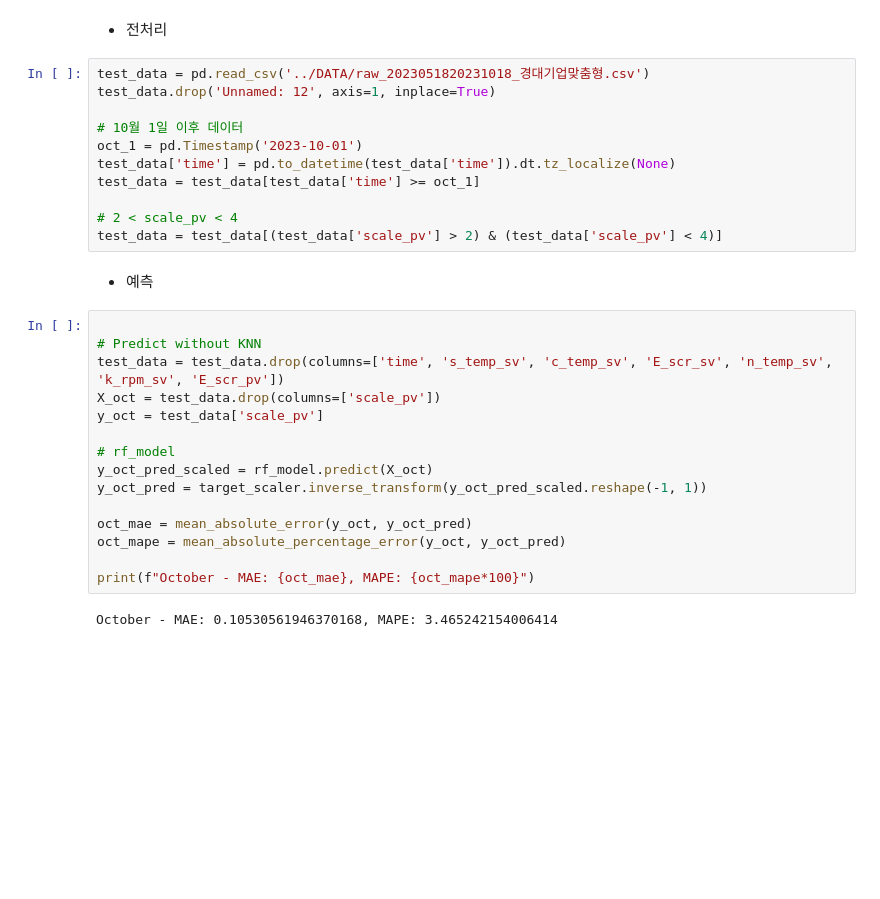
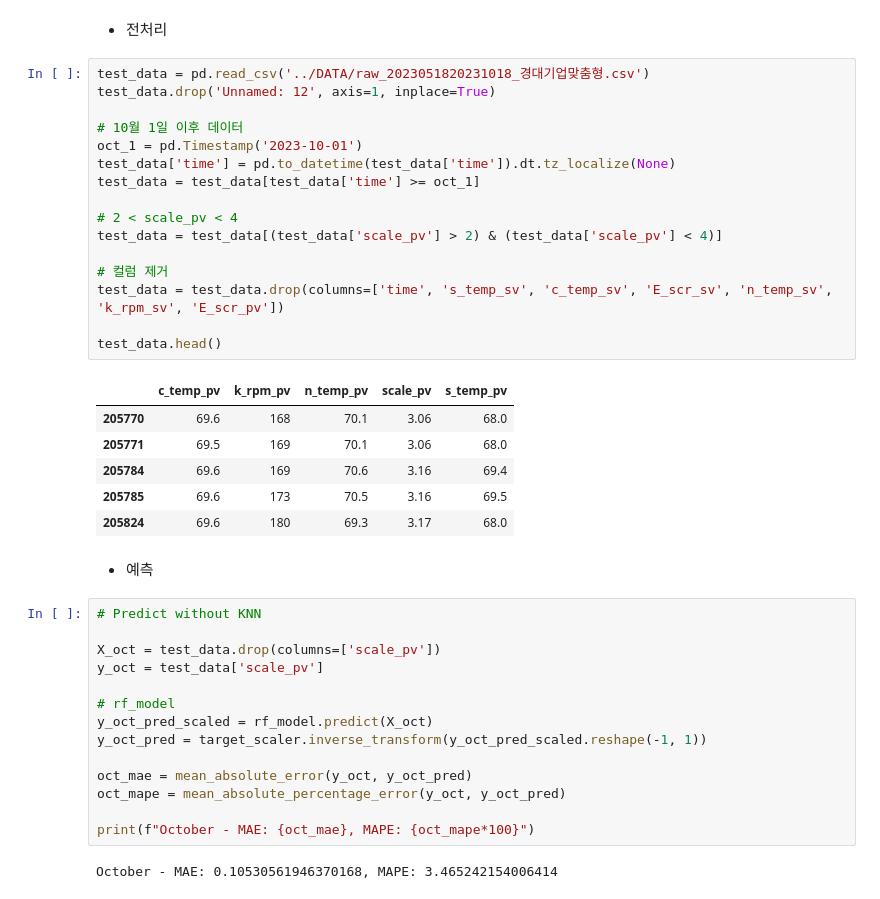
Before and after one commit to juugii-ho/Project_CompterMate, a Jupyter notebook: Modeling/JJW/Second_data/N02_SMin_model.ipynb, the cells around one changed output. Drawn from its saved outputs; the diff is of its cells as text; blank space fills up the shorter version.

```diff
--- a/Modeling/JJW/Second_data/N02_SMin_model.ipynb
+++ b/Modeling/JJW/Second_data/N02_SMin_model.ipynb
@@ -173,20 +173,31 @@ LightGBM - Test MAE: 0.0005059680618125167, Test MAPE: 0.016052509584770225
 # %%
 test_data = pd.read_csv('../DATA/raw_2023051820231018_경대기업맞춤형.csv')
 test_data.drop('Unnamed: 12', axis=1, inplace=True)
 
 # 10월 1일 이후 데이터
 oct_1 = pd.Timestamp('2023-10-01')
 test_data['time'] = pd.to_datetime(test_data['time']).dt.tz_localize(None)
 test_data = test_data[test_data['time'] >= oct_1]
 
 # 2 < scale_pv < 4
 test_data = test_data[(test_data['scale_pv'] > 2) & (test_data['scale_pv'] < 4)]
+
+# 컬럼 제거
+test_data = test_data.drop(columns=['time', 's_temp_sv', 'c_temp_sv', 'E_scr_sv', 'n_temp_sv', 'k_rpm_sv', 'E_scr_pv'])
+
+test_data.head()
+# %% [output]
+|  | c_temp_pv | k_rpm_pv | n_temp_pv | scale_pv | s_temp_pv |
+| 205770 | 69.6 | 168 | 70.1 | 3.06 | 68.0 |
+| 205771 | 69.5 | 169 | 70.1 | 3.06 | 68.0 |
+| 205784 | 69.6 | 169 | 70.6 | 3.16 | 69.4 |
+| 205785 | 69.6 | 173 | 70.5 | 3.16 | 69.5 |
+| 205824 | 69.6 | 180 | 69.3 | 3.17 | 68.0 |
 # %% [markdown]
 - 예측
 # %%
+# Predict without KNN
 
-# Predict without KNN
-test_data = test_data.drop(columns=['time', 's_temp_sv', 'c_temp_sv', 'E_scr_sv', 'n_temp_sv', 'k_rpm_sv', 'E_scr_pv'])
 X_oct = test_data.drop(columns=['scale_pv'])
 y_oct = test_data['scale_pv']
 
```
Also changed, not shown: parts of 1 cell of this notebook, 4 other files.
